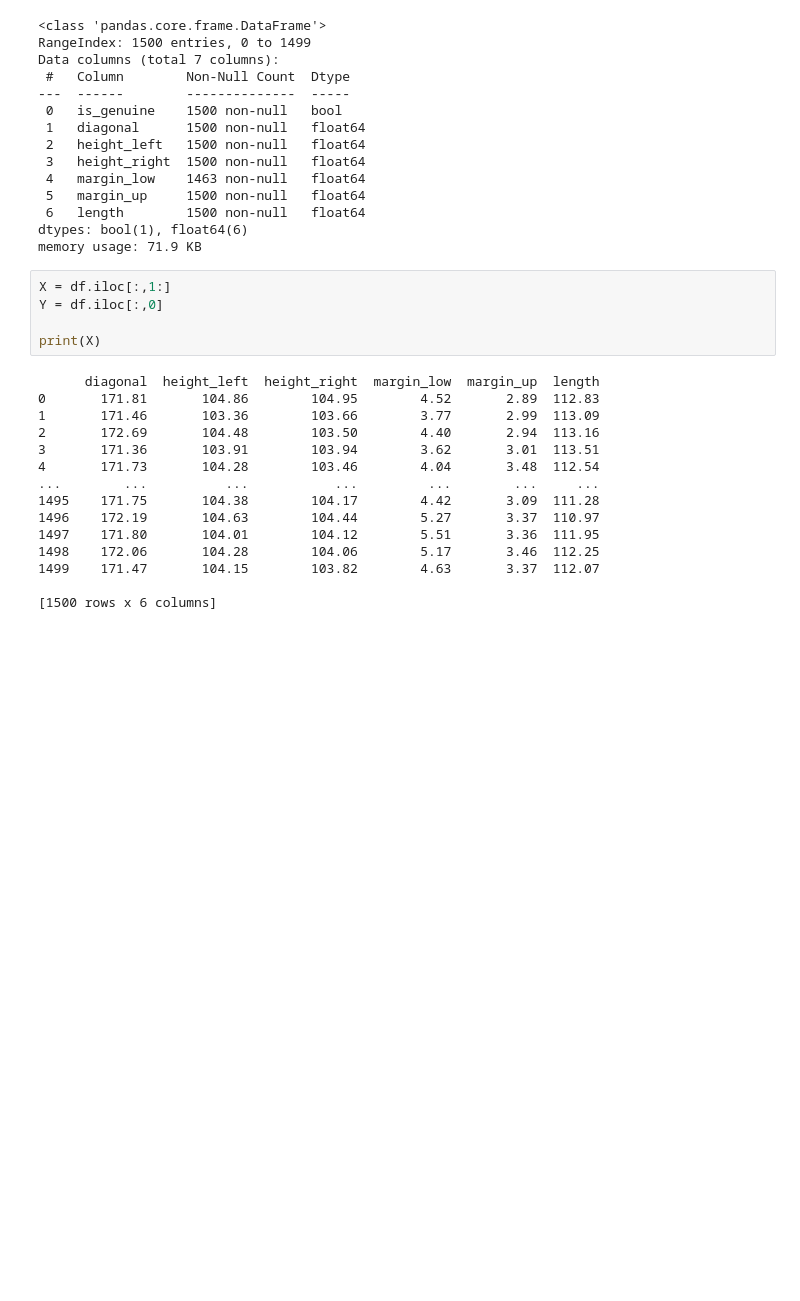
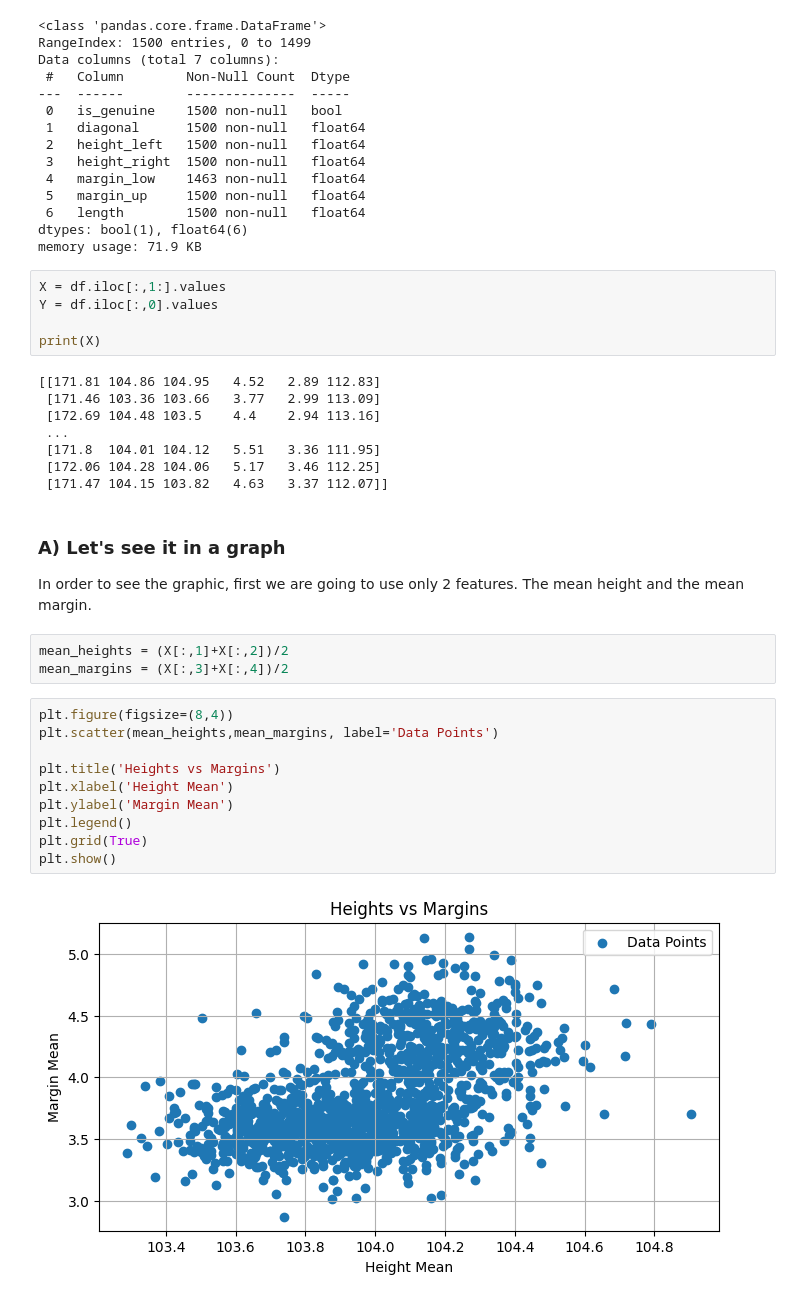
Before and after one commit to aagodoy1/ML-projects-with-explanations-, a Jupyter notebook: (UN) K-Means/Manual_K_means.ipynb, the cells around one changed output. Cells and saved outputs as stored; diff of their text form; blank space fills up the shorter version.

Commit message:
update k means

```diff
--- a/(UN) K-Means/Manual_K_means.ipynb
+++ b/(UN) K-Means/Manual_K_means.ipynb
@@ -33,22 +33,33 @@ Data columns (total 7 columns):
 dtypes: bool(1), float64(6)
 memory usage: 71.9 KB
 # %%
-X = df.iloc[:,1:]
-Y = df.iloc[:,0]
+X = df.iloc[:,1:].values
+Y = df.iloc[:,0].values
 
 print(X)
 # %% [output]
-      diagonal  height_left  height_right  margin_low  margin_up  length
-0       171.81       104.86        104.95        4.52       2.89  112.83
-1       171.46       103.36        103.66        3.77       2.99  113.09
-2       172.69       104.48        103.50        4.40       2.94  113.16
-3       171.36       103.91        103.94        3.62       3.01  113.51
-4       171.73       104.28        103.46        4.04       3.48  112.54
-...        ...          ...           ...         ...        ...     ...
-1495    171.75       104.38        104.17        4.42       3.09  111.28
-1496    172.19       104.63        104.44        5.27       3.37  110.97
-1497    171.80       104.01        104.12        5.51       3.36  111.95
-1498    172.06       104.28        104.06        5.17       3.46  112.25
-1499    171.47       104.15        103.82        4.63       3.37  112.07
-
-[1500 rows x 6 columns]
+[[171.81 104.86 104.95   4.52   2.89 112.83]
+ [171.46 103.36 103.66   3.77   2.99 113.09]
+ [172.69 104.48 103.5    4.4    2.94 113.16]
+ ...
+ [171.8  104.01 104.12   5.51   3.36 111.95]
+ [172.06 104.28 104.06   5.17   3.46 112.25]
+ [171.47 104.15 103.82   4.63   3.37 112.07]]
+# %% [markdown]
+### A) Let's see it in a graph
+In order to see the graphic, first we are going to use only 2 features.  The mean height and the mean margin.
+# %%
+mean_heights = (X[:,1]+X[:,2])/2
+mean_margins = (X[:,3]+X[:,4])/2
+# %%
+plt.figure(figsize=(8,4))
+plt.scatter(mean_heights,mean_margins, label='Data Points')
+
+plt.title('Heights vs Margins')
+plt.xlabel('Height Mean')
+plt.ylabel('Margin Mean')
+plt.legend()
+plt.grid(True)
+plt.show()
+# %% [output]
+[figure, added]
```
Also changed, not shown: parts of 3 cells of this notebook.
